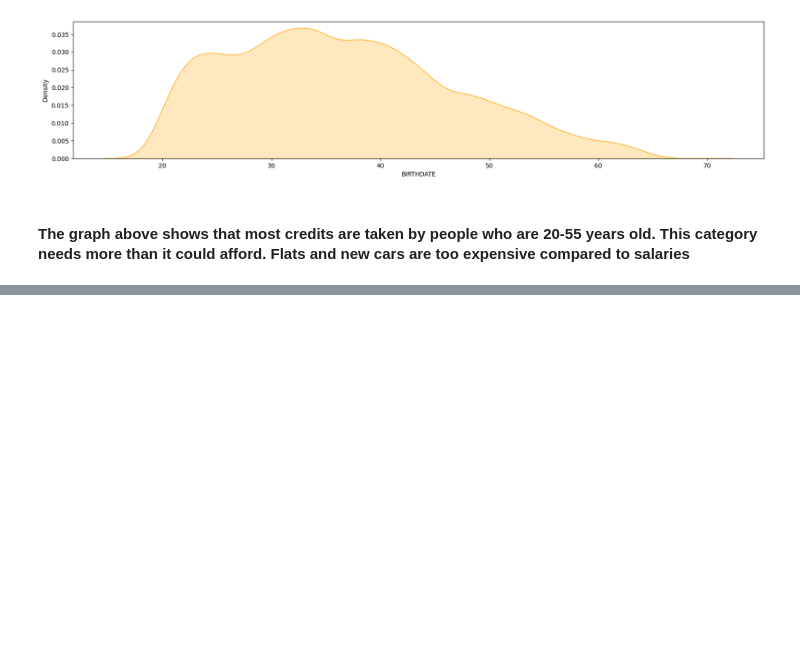
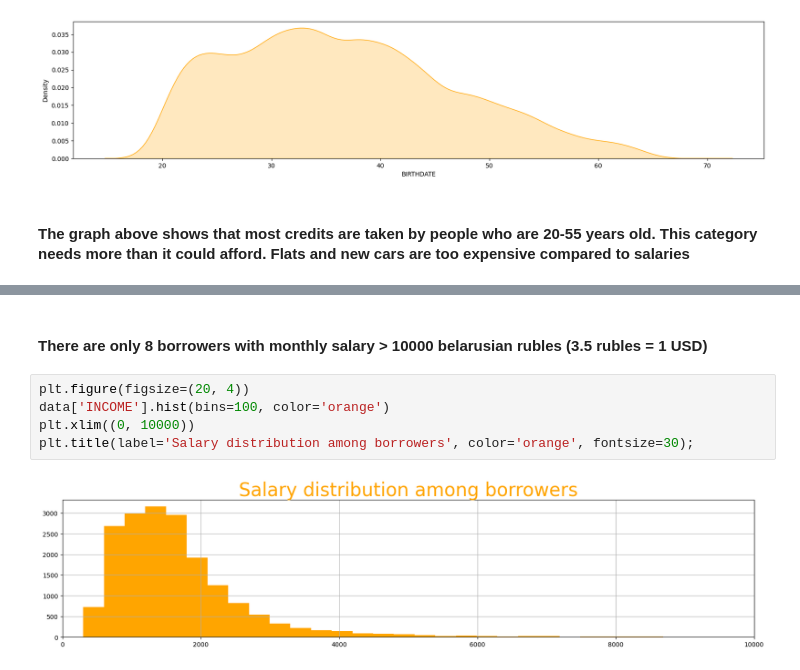
Before and after one commit to Ultraluxe25/BNB-Data-Scientist, a Jupyter notebook: kapturov_bnb.ipynb, the cells around one changed output, grey strips where cells are left out. Drawn from its saved outputs; the diff is of its cells as text; blank space fills up the shorter version.

Commit message:
In EDA I analyzed features, their distributions, initial importance

```diff
--- a/kapturov_bnb.ipynb
+++ b/kapturov_bnb.ipynb
@@ -225,0 +302,9 @@ sns.kdeplot(data=data, x='BIRTHDATE', color='orange', fill=True);
+# %% [markdown]
+#### There are only 8 borrowers with monthly salary > 10000 belarusian rubles (3.5 rubles = 1 USD)
+# %%
+plt.figure(figsize=(20, 4))
+data['INCOME'].hist(bins=100, color='orange')
+plt.xlim((0, 10000))
+plt.title(label='Salary distribution among borrowers', color='orange', fontsize=30);
+# %% [output]
+[figure, added]
```
Also changed, not shown: parts of 38 cells of this notebook.
